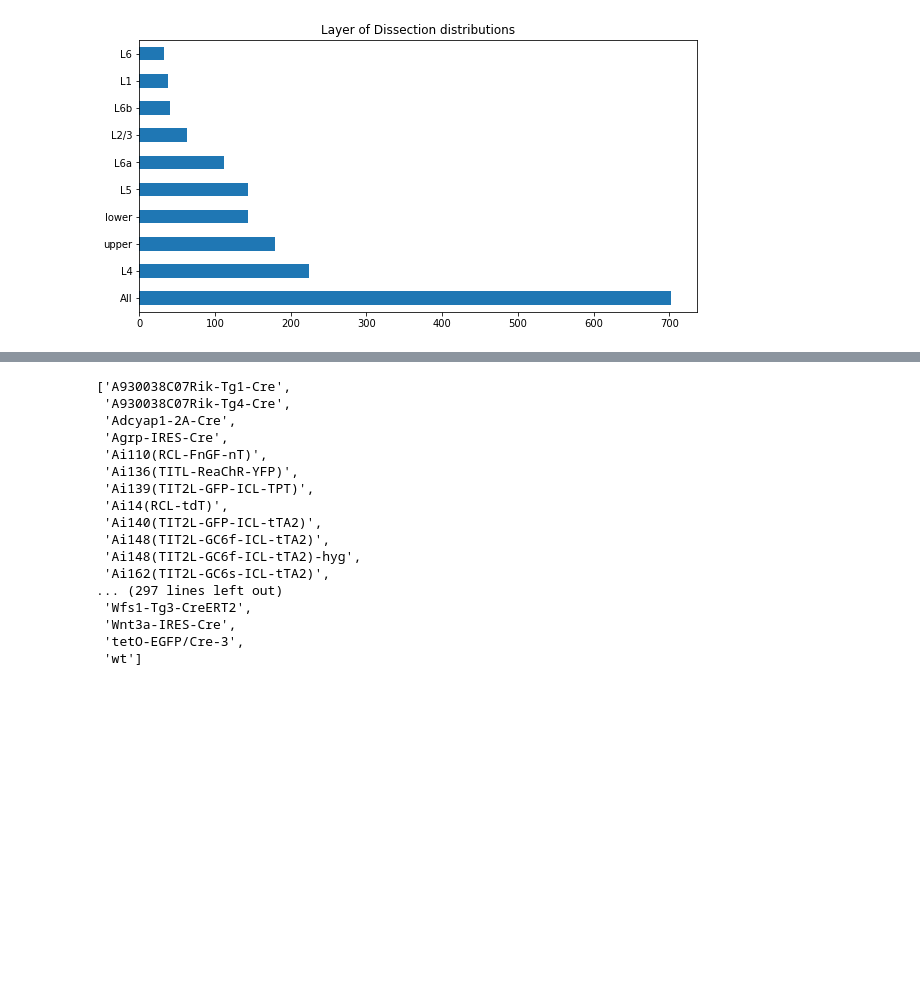
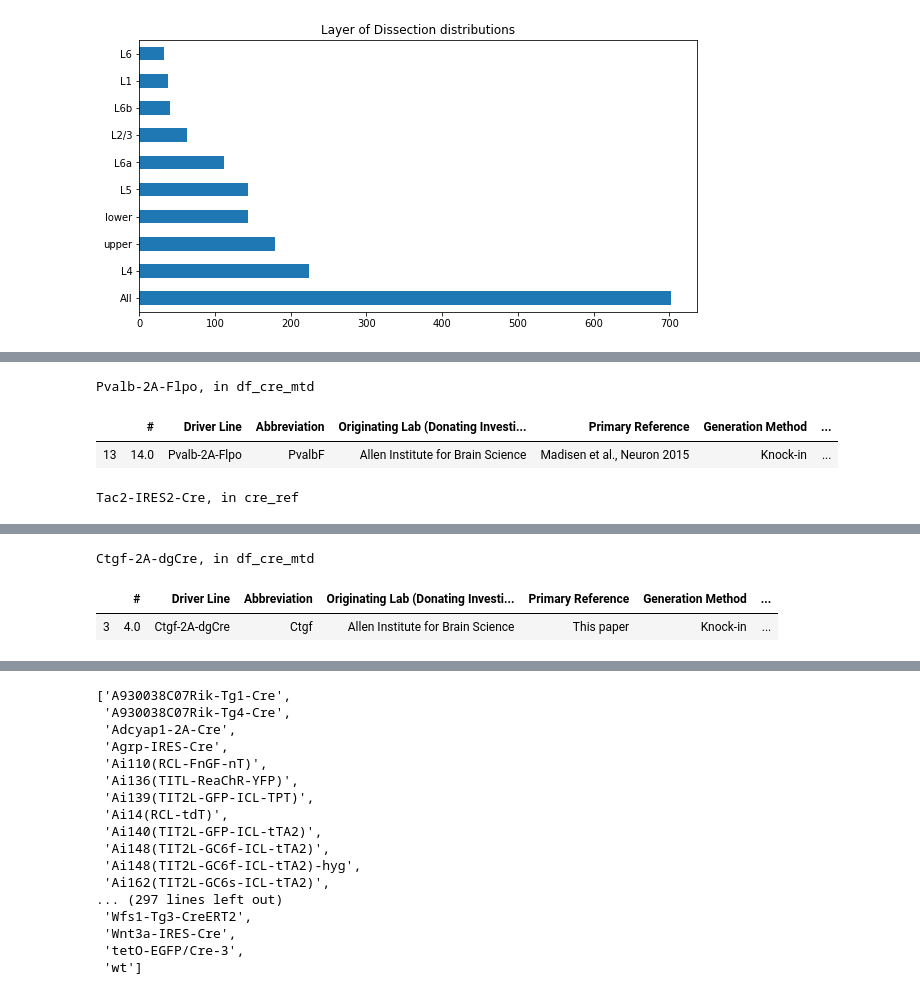
Before and after one commit to Allen-Z-4230/Tasic2015, a Jupyter notebook: Tasic-2015.ipynb, the cells around one changed output, grey strips where cells are left out. Saved outputs shown, nothing was run; the diff lists cells and outputs as text; code cells hidden in the pictures; blank space fills up the shorter version.

```diff
--- a/Tasic-2015.ipynb
+++ b/Tasic-2015.ipynb
@@ -124,0 +149,23 @@ plt.title("Mouse Cre Line Distributions");
+# %%
+to_add = []
+for k,v in cre_mapping.values():
+    if isinstance(v, list):
+        for line in v:
+            if not any(cre_df['name'] == line):
+                to_add.append(line)
+    else:
+        if not any(cre_df['name'] == v):
+            to_add.append(v)
+# %%
+for line in to_add:
+    if not any(df_cre_mtd['Driver Line'] == line):
+        print(f"{line}, in cre_ref")
+        display(cre_ref[cre_ref['name'] == line])
+    else:
+        print(f'{line}, in df_cre_mtd')
+        display(df_cre_mtd[df_cre_mtd['Driver Line'] == line])
+# %% [output]
+Pvalb-2A-Flpo, in df_cre_mtd
+|  | # | Driver Line | Abbreviation | Originating Lab (Donating Investi... | Primary Reference | Generation Method | ... |
+| 13 | 14.0 | Pvalb-2A-Flpo | PvalbF | Allen Institute for Brain Science | Madisen et al., Neuron 2015 | Knock-in | ... |
+Tac2-IRES2-Cre, in cre_ref
@@ -124,0 +174,3 @@ plt.title("Mouse Cre Line Distributions");
+Ctgf-2A-dgCre, in df_cre_mtd
+|  | # | Driver Line | Abbreviation | Originating Lab (Donating Investi... | Primary Reference | Generation Method | ... |
+| 3 | 4.0 | Ctgf-2A-dgCre | Ctgf | Allen Institute for Brain Science | This paper | Knock-in | ... |
```
Also changed, not shown: parts of 37 cells of this notebook, 7 other files.
